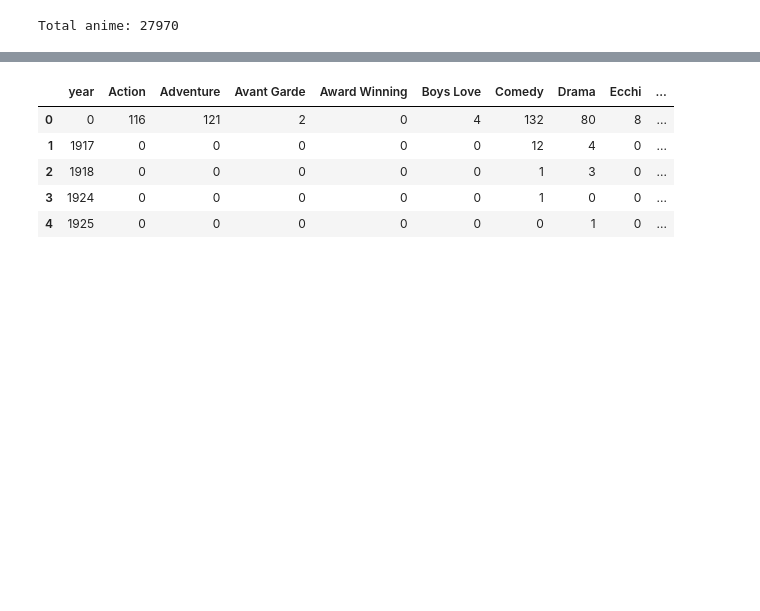
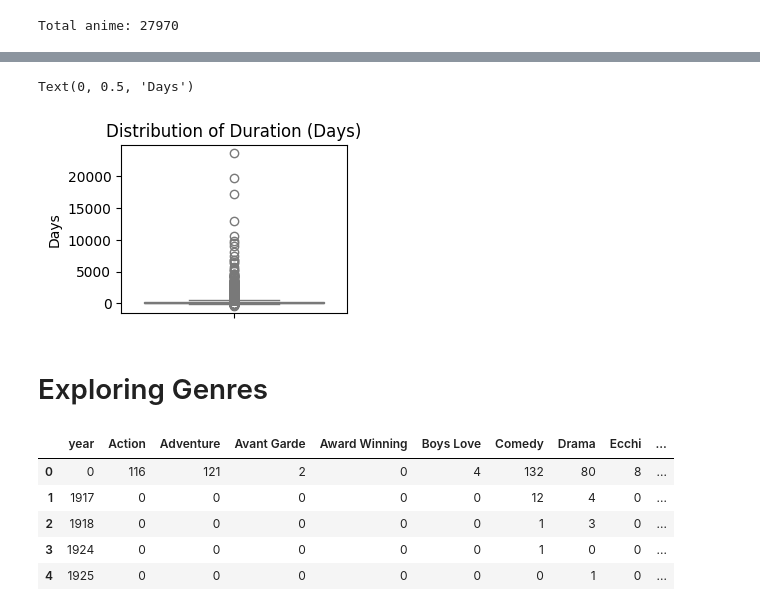
Before and after one commit to ImCodingCat/capstone_project, a Jupyter notebook: explore/explore.ipynb, the cells around one changed output, grey strips where cells are left out. Cells and saved outputs as stored; diff of their text form; code cells hidden in the pictures; blank space fills up the shorter version.

```diff
--- a/explore/explore.ipynb
+++ b/explore/explore.ipynb
@@ -42,3 +100,13 @@ dtype: int64
+# %%
+plt.subplot(2, 2, 3)
+sns.boxplot(y=anime_df['duration'].dropna(), color='lightblue')
+plt.title('Distribution of Duration (Days)')
+plt.ylabel('Days')
+# %% [output]
+Text(0, 0.5, 'Days')
+[figure, added]
+# %% [markdown]
+# Exploring Genres
 # %%
 genres_df = pd.read_csv('../dataset/genre_time_series.csv')
 genres_df.head(5)
```
Also changed, not shown: parts of 8 cells of this notebook, 2 other files.
